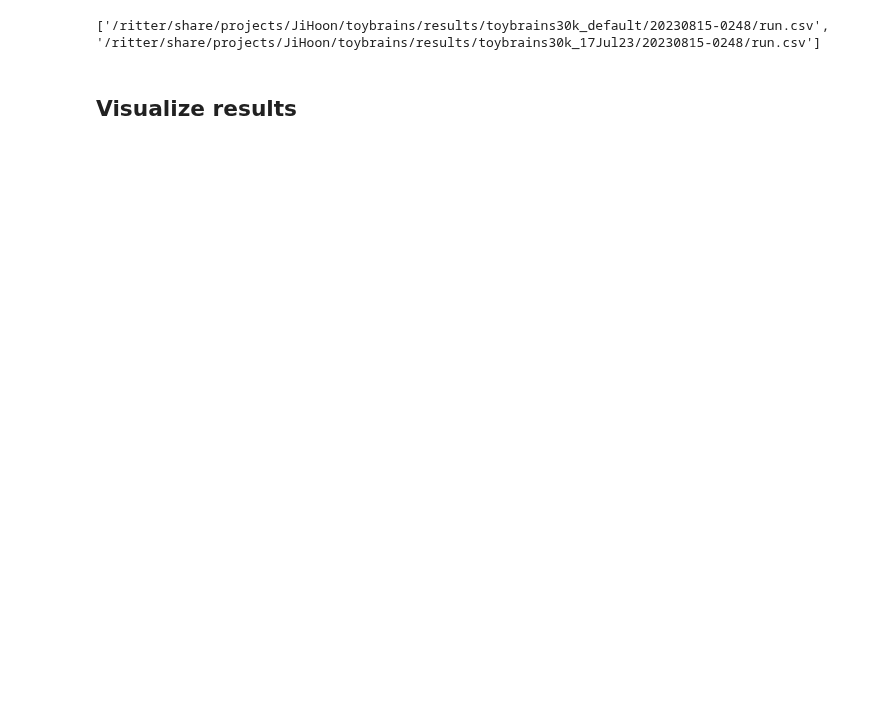
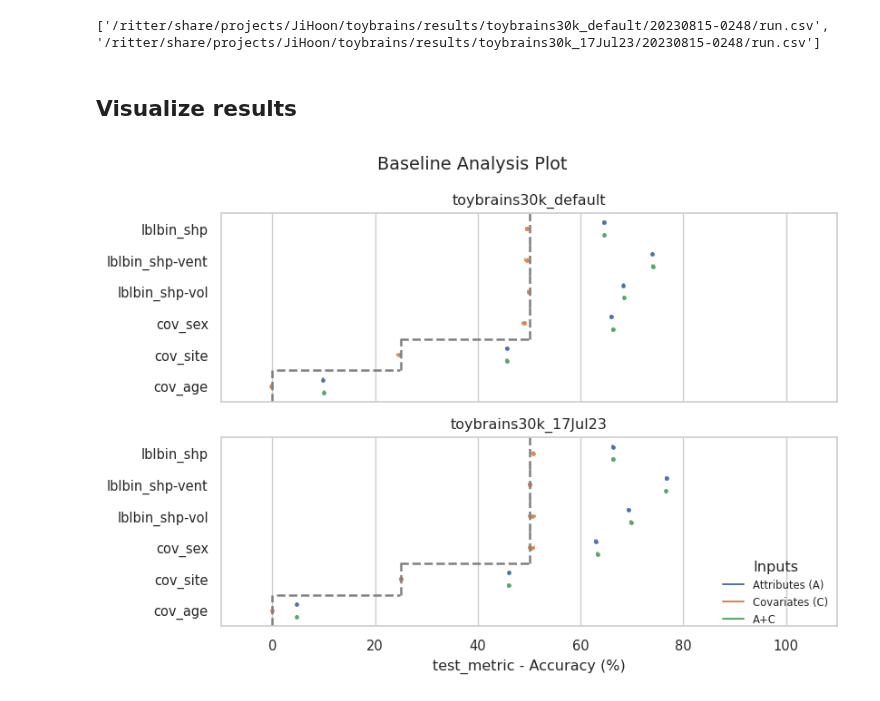
Before and after one commit to RoshanRane/toybrains, a Jupyter notebook: main_baseline-short.ipynb, the cells around one changed output. Saved outputs shown, nothing was run; the diff lists cells and outputs as text; code cells hidden in the pictures; blank space fills up the shorter version.

Commit message:
add visualization
add visualization, and summary

```diff
--- a/main_baseline-short.ipynb
+++ b/main_baseline-short.ipynb
@@ -84,13 +82,13 @@ data_dict = {
     'toybrains30k_default': dict(
         n_samples=30000,
         config=None,
-        img=True,
+        img=False,
         debug=True,
     ),
     'toybrains30k_17Jul23': dict(
         n_samples=30000,
         config=DATA_GEN_CONFIG,
-        img=True,
+        img=False,
         debug=True,
     ),
 }
@@ -130,3 +126,7 @@ print(out_path_list)
 ## Visualize results
 # %%
 # TODO viz with cross validation
+# %%
+viz_df = viz_baseline(out_path_list)
+# %% [output]
+[figure, added]
```
Also changed, not shown: parts of 6 cells of this notebook, 1 other file.
